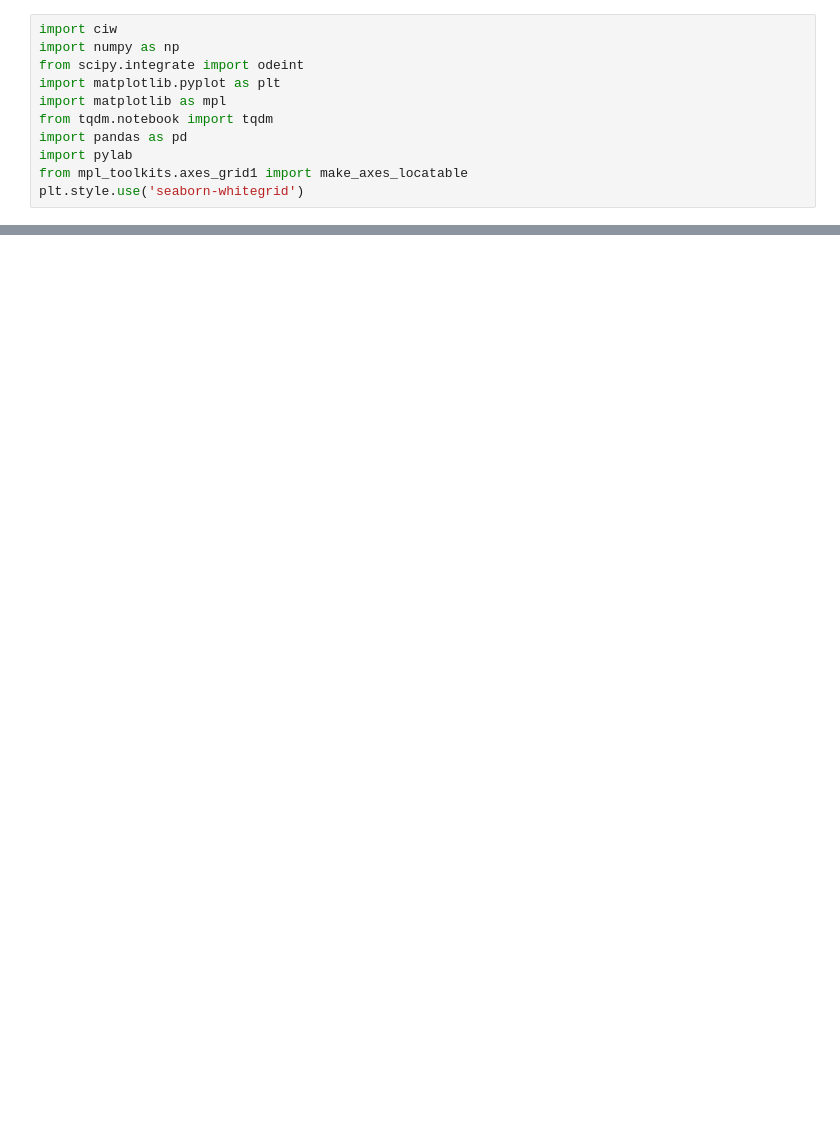
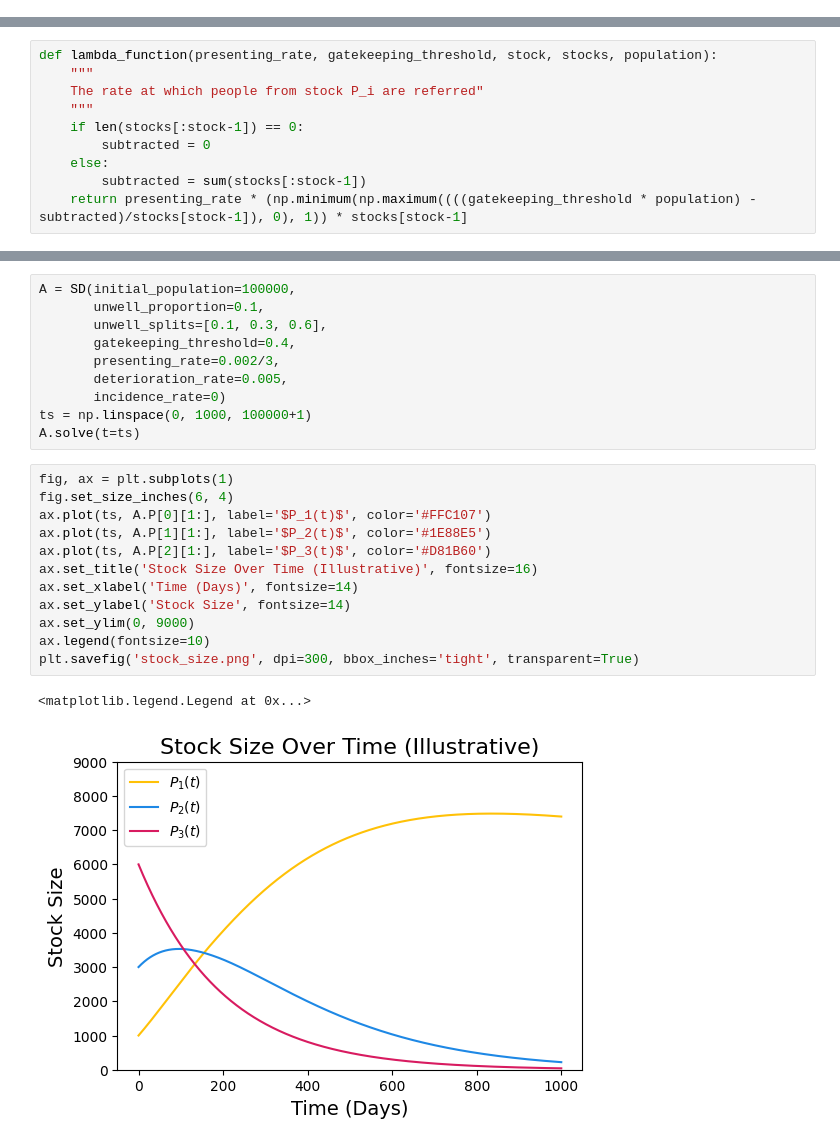
Before and after one commit to MHowells/HybridSimModel, a Jupyter notebook: hybrid_simulation.ipynb, the cells around one changed output, grey strips where cells are left out. Saved outputs shown, nothing was run; the diff lists cells and outputs as text; blank space fills up the shorter version.

```diff
--- a/hybrid_simulation.ipynb
+++ b/hybrid_simulation.ipynb
@@ -1,11 +0,0 @@
-# %%
-import ciw
-import numpy as np
-from scipy.integrate import odeint
-import matplotlib.pyplot as plt
-import matplotlib as mpl
-from tqdm.notebook import tqdm
-import pandas as pd
-import pylab
-from mpl_toolkits.axes_grid1 import make_axes_locatable
-plt.style.use('seaborn-whitegrid')
@@ -313,0 +11,10 @@ ax.plot(Q.SD.time, Q.SD.P[2]+Q.SD.P[3], label="$P_{n}$")
+# %%
+def lambda_function(presenting_rate, gatekeeping_threshold, stock, stocks, population):
+    """
+    The rate at which people from stock P_i are referred"
+    """
+    if len(stocks[:stock-1]) == 0:
+        subtracted = 0
+    else:
+        subtracted = sum(stocks[:stock-1])
+    return presenting_rate * (np.minimum(np.maximum((((gatekeeping_threshold * population) - subtracted)/stocks[stock-1]), 0), 1)) * stocks[stock-1]
@@ -313,0 +132,25 @@ ax.plot(Q.SD.time, Q.SD.P[2]+Q.SD.P[3], label="$P_{n}$")
+# %%
+A = SD(initial_population=100000,
+       unwell_proportion=0.1,
+       unwell_splits=[0.1, 0.3, 0.6],
+       gatekeeping_threshold=0.4,
+       presenting_rate=0.002/3,
+       deterioration_rate=0.005,
+       incidence_rate=0)
+ts = np.linspace(0, 1000, 100000+1)
+A.solve(t=ts)
+# %%
+fig, ax = plt.subplots(1)
+fig.set_size_inches(6, 4)
+ax.plot(ts, A.P[0][1:], label='$P_1(t)$', color='#FFC107')
+ax.plot(ts, A.P[1][1:], label='$P_2(t)$', color='#1E88E5')
+ax.plot(ts, A.P[2][1:], label='$P_3(t)$', color='#D81B60')
+ax.set_title('Stock Size Over Time (Illustrative)', fontsize=16)
+ax.set_xlabel('Time (Days)', fontsize=14)
+ax.set_ylabel('Stock Size', fontsize=14)
+ax.set_ylim(0, 9000)
+ax.legend(fontsize=10)
+plt.savefig('stock_size.png', dpi=300, bbox_inches='tight', transparent=True)
+# %% [output]
+<matplotlib.legend.Legend at 0x...>
+[figure, added]
```
Also changed, not shown: parts of 35 cells of this notebook, 2 other files.
